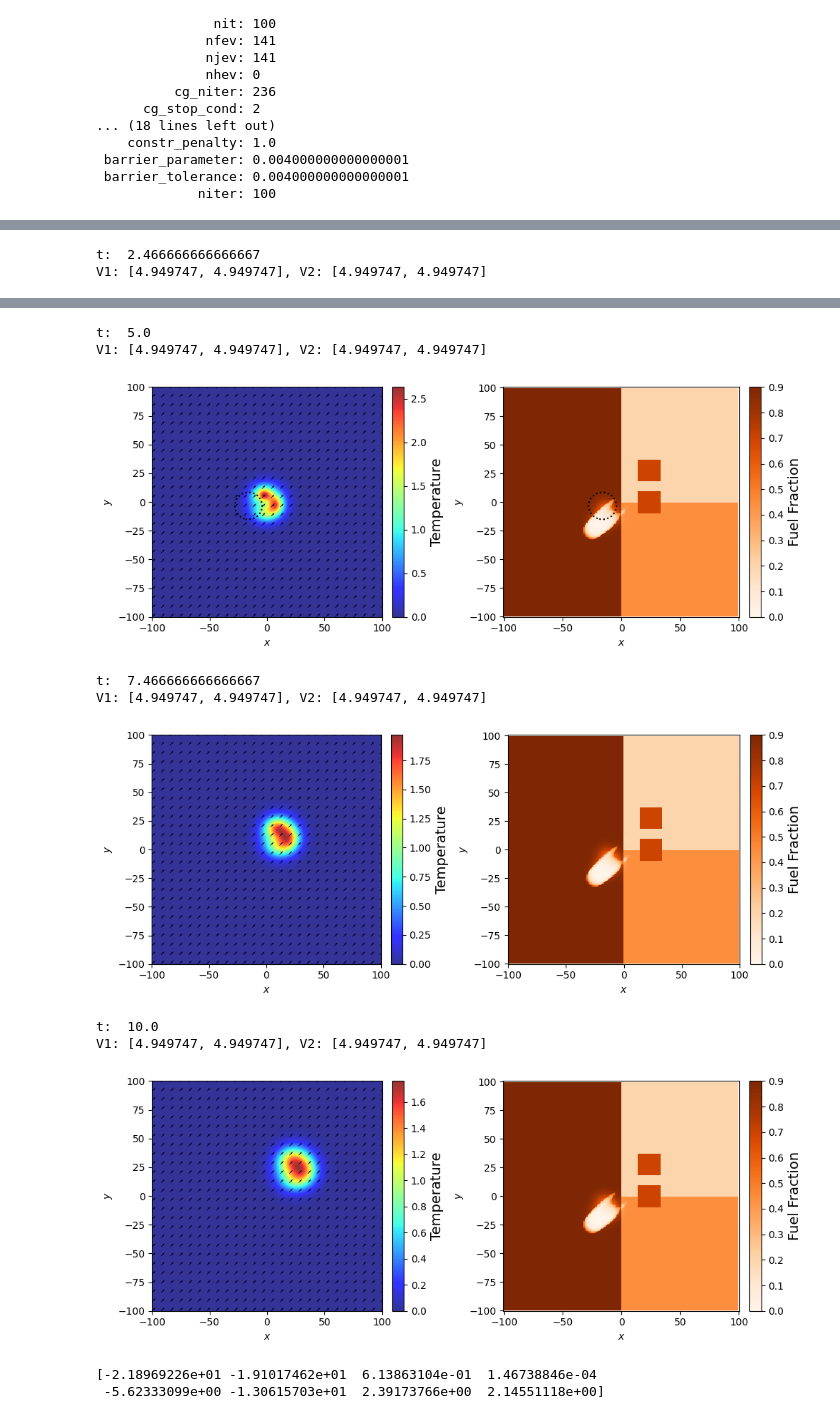
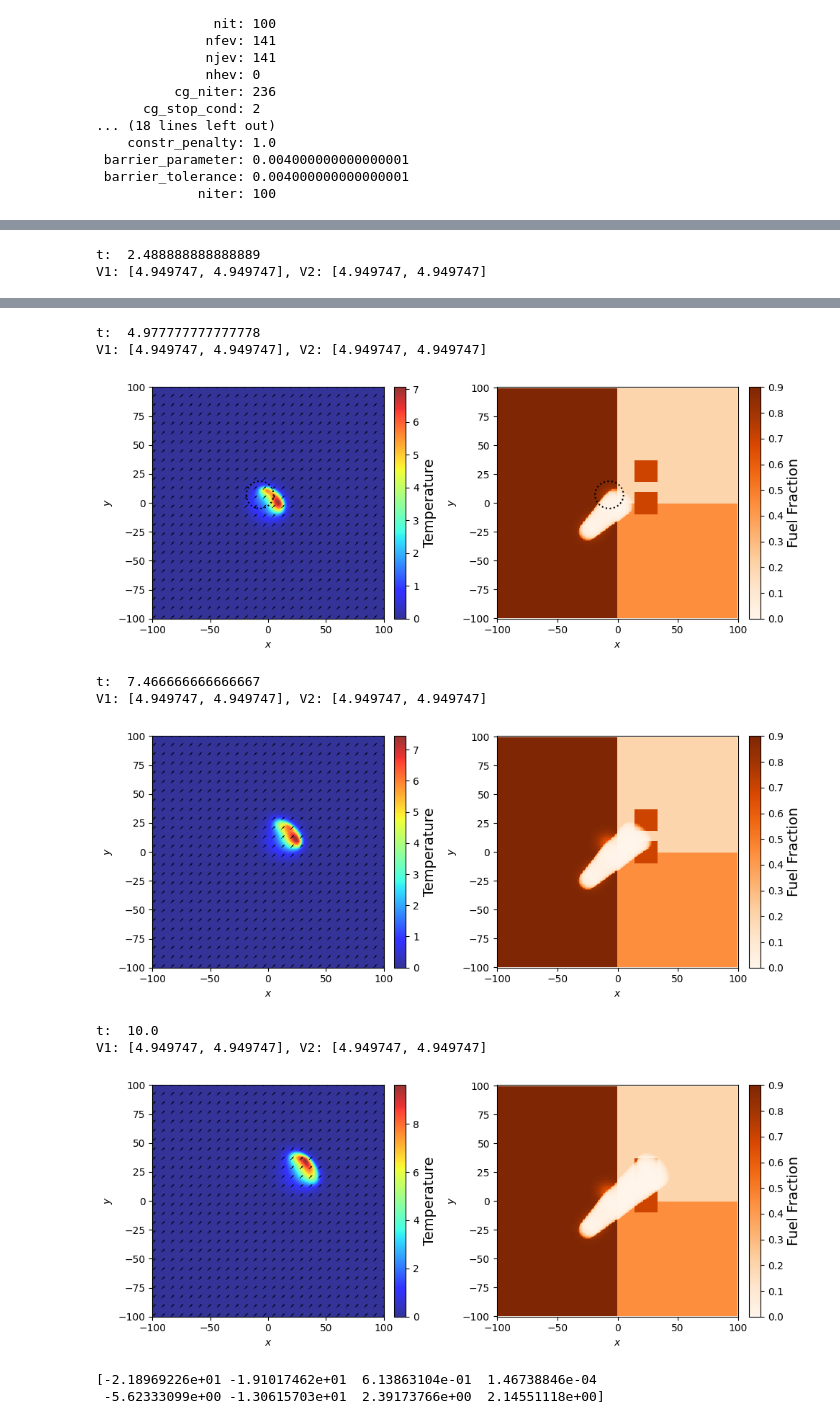
Before and after one commit to pkrish11/Wildfire-PDE-Constrained-Optimization, a Jupyter notebook: optimization_testing.ipynb, the cells around one changed output, grey strips where cells are left out. Saved outputs shown, nothing was run; the diff lists cells and outputs as text; code cells hidden in the pictures.

```diff
--- a/optimization_testing.ipynb
+++ b/optimization_testing.ipynb
@@ -131,7 +134,7 @@ sparse = False
 
 # Time
 time_method = 'Euler'
-Nt = 150
+Nt = 225
 last = False
 
 # Initial conditions
@@ -336,17 +339,18 @@ print(res)
  barrier_tolerance: 0.004000000000000001
              niter: 100
 # %%
-#x0 = np.asarray([-25, -25, (1/4)*np.pi, 0, 0, 0, (3/4)*np.pi, 3])
-#x0 = np.asarray([-1.71892889e+01, -2.39543285e+01,  1.05329321e+00,  0.00000000e+00,-9.93221252e-01, -7.85744799e-04,  3.13988268e+00,  2.35460332e+00])
-z0 = res.x
+#z0 = res.x
+normalization_ranges = np.array([[x_min, x_max], [y_min, y_max], [0, 2*np.pi], [0, 10], [x_min, x_max], [y_min, y_max], [0, 2*np.pi], [0, 10]])
 opt_obj1 = optimizer_object(physical_parameters, control_params, Nx, Ny, Nt, u0, b0_test, V, weights, normalization_ranges)
-x0 = opt_obj1.denormalize(z0)
+#x0 = opt_obj1.denormalize(z0)
+x0 = np.asarray([-25, -25, (1/4)*np.pi, 0, 0, 0, (3/4)*np.pi, 3]) # initial guess
 control_params['control_vars'] = x0
+
 opt_obj = optimizer_object(physical_parameters, control_params, Nx, Ny, Nt, u0, b0_test, V, weights, normalization_ranges)
 
-
+print(f"x0 is {x0}")
 t, X, Y, U, B = opt_obj.forward_eval(x0 , full_out=True)
-print(f"Objective function value is {opt_obj.objective_function(z0)}")
+# print(f"Objective function value is {opt_obj.objective_function(z0)}")
 Ns = np.linspace(0, Nt, 5, dtype=int)
 for n in Ns:
     plots.UBs(n, t, X, Y, U, B, V, control_params, forward=True)
@@ -355,5 +360,5 @@ Objective function value is 595.9478479707554
 t:  0.0
 V1: [4.949747, 4.949747], V2: [4.949747, 4.949747]
 [figure]
-t:  2.466666666666667
+t:  2.488888888888889
 V1: [4.949747, 4.949747], V2: [4.949747, 4.949747]
@@ -361,12 +366,12 @@ V1: [4.949747, 4.949747], V2: [4.949747, 4.949747]
-t:  5.0
+t:  4.977777777777778
 V1: [4.949747, 4.949747], V2: [4.949747, 4.949747]
-[figure, old version]
+[figure, new version]
 t:  7.466666666666667
 V1: [4.949747, 4.949747], V2: [4.949747, 4.949747]
-[figure, old version]
+[figure, new version]
 t:  10.0
 V1: [4.949747, 4.949747], V2: [4.949747, 4.949747]
-[figure, old version]
+[figure, new version]
 # %%
 print(x0)
 # %% [output]
```
Also changed, not shown: parts of 2 cells of this notebook, 7 other files.
